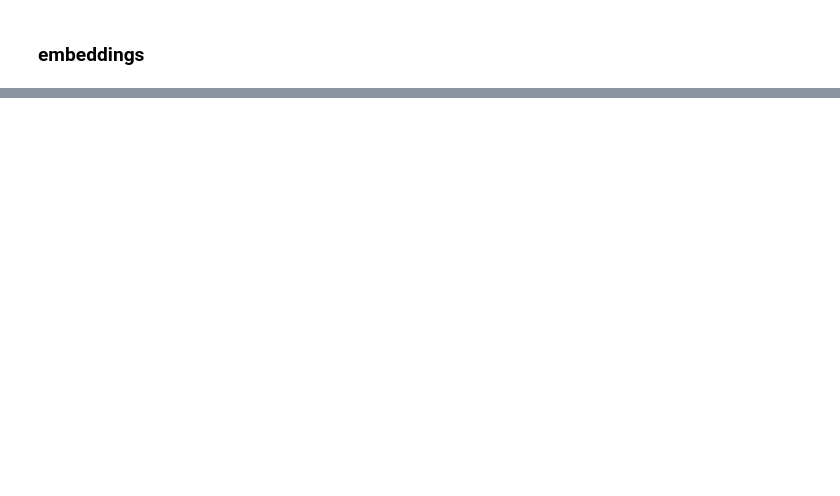
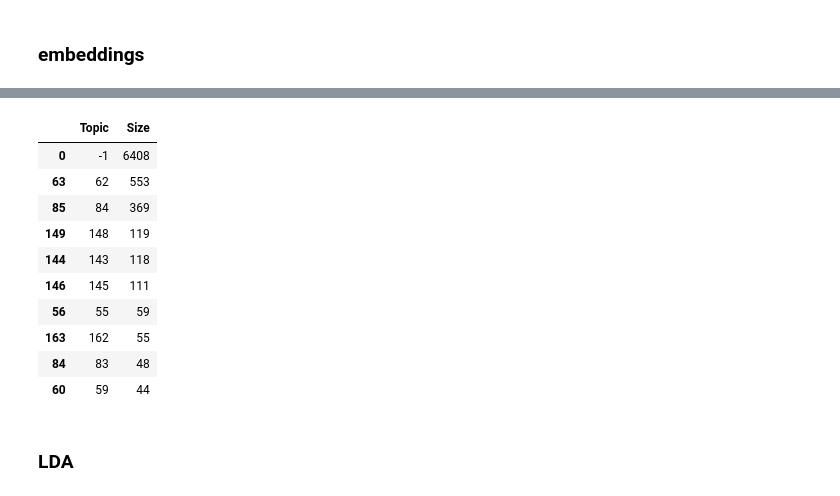
Before and after one commit to aimee0317/topic_modeling_Disney_reviews, a Jupyter notebook: src/NLP_Model.ipynb, the cells around one changed output, grey strips where cells are left out. Drawn from its saved outputs; the diff is of its cells as text; code cells hidden in the pictures; blank space fills up the shorter version.

```diff
--- a/src/NLP_Model.ipynb
+++ b/src/NLP_Model.ipynb
@@ -288,0 +332,49 @@ plt.colorbar()
+# %%
+docs_per_topic = doc.groupby(['Topic'], as_index = False).agg({'Review_Text': ' '.join})
+# %%
+def c_tf_idf(documents, m, ngram_range=(1, 1)):
+    count = CountVectorizer(ngram_range=ngram_range, stop_words="english").fit(documents)
+    t = count.transform(documents).toarray()
+    w = t.sum(axis=1)
+    tf = np.divide(t.T, w)
+    sum_t = t.sum(axis=0)
+    idf = np.log(np.divide(m, sum_t)).reshape(-1, 1)
+    tf_idf = np.multiply(tf, idf)
+
+    return tf_idf, count
+# %%
+tf_idf, count = c_tf_idf(docs_per_topic.Review_Text.values, m=len(reviews_clean[0:10000]))
+# %%
+def extract_top_n_words_per_topic(tf_idf, count, docs_per_topic, n=20):
+    words = count.get_feature_names()
+    labels = list(docs_per_topic.Topic)
+    tf_idf_transposed = tf_idf.T
+    indices = tf_idf_transposed.argsort()[:, -n:]
+    top_n_words = {label: [(words[j], tf_idf_transposed[i][j]) for j in indices[i]][::-1] for i, label in enumerate(labels)}
+    return top_n_words
+
+def extract_topic_sizes(df):
+    topic_sizes = (df.groupby(['Topic'])
+                     .Review_Text
+                     .count()
+                     .reset_index()
+                     .rename({"Topic": "Topic", "Review_Text": "Size"}, axis='columns')
+                     .sort_values("Size", ascending=False))
+    return topic_sizes
+# %%
+top_n_words = extract_top_n_words_per_topic(tf_idf, count, docs_per_topic, n=20)
+topic_sizes = extract_topic_sizes(doc); topic_sizes.head(10)
+# %% [output]
+|  | Topic | Size |
+| 0 | -1 | 6408 |
+| 63 | 62 | 553 |
+| 85 | 84 | 369 |
+| 149 | 148 | 119 |
+| 144 | 143 | 118 |
+| 146 | 145 | 111 |
+| 56 | 55 | 59 |
+| 163 | 162 | 55 |
+| 84 | 83 | 48 |
+| 60 | 59 | 44 |
+# %% [markdown]
+### LDA
```
Also changed, not shown: parts of 25 cells of this notebook.
